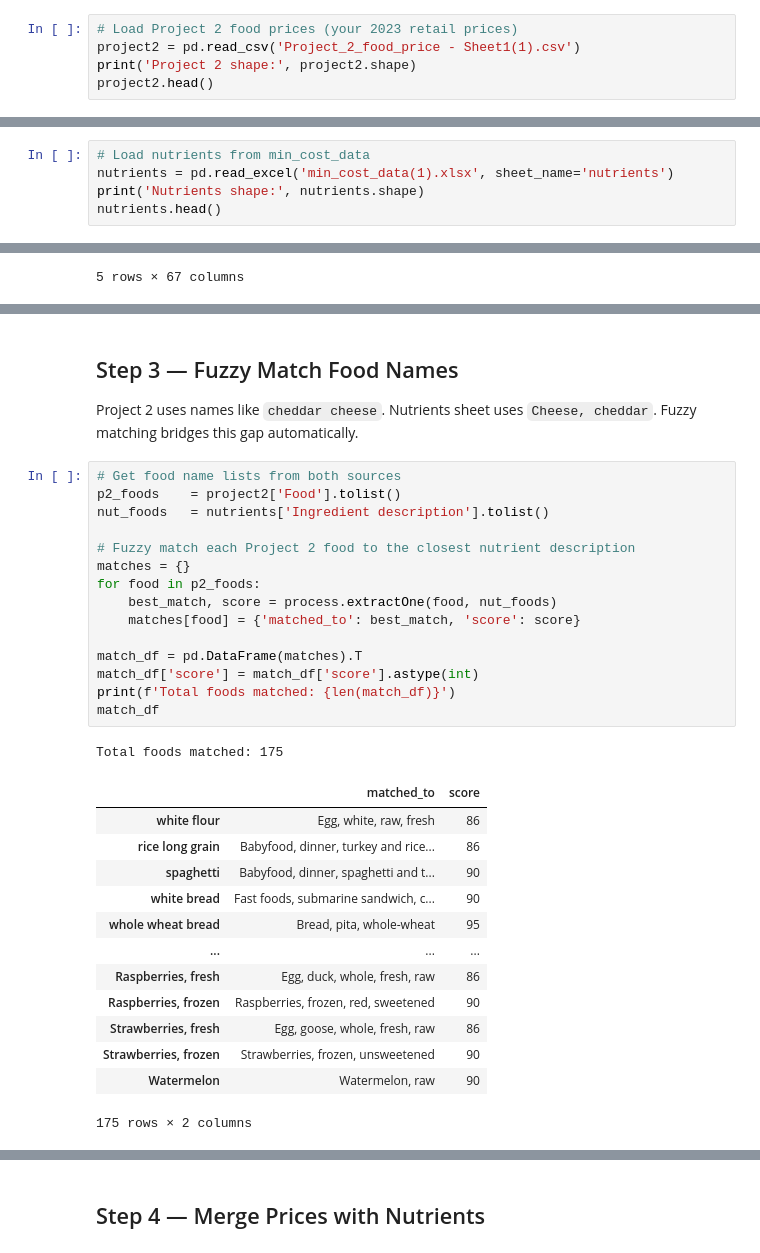
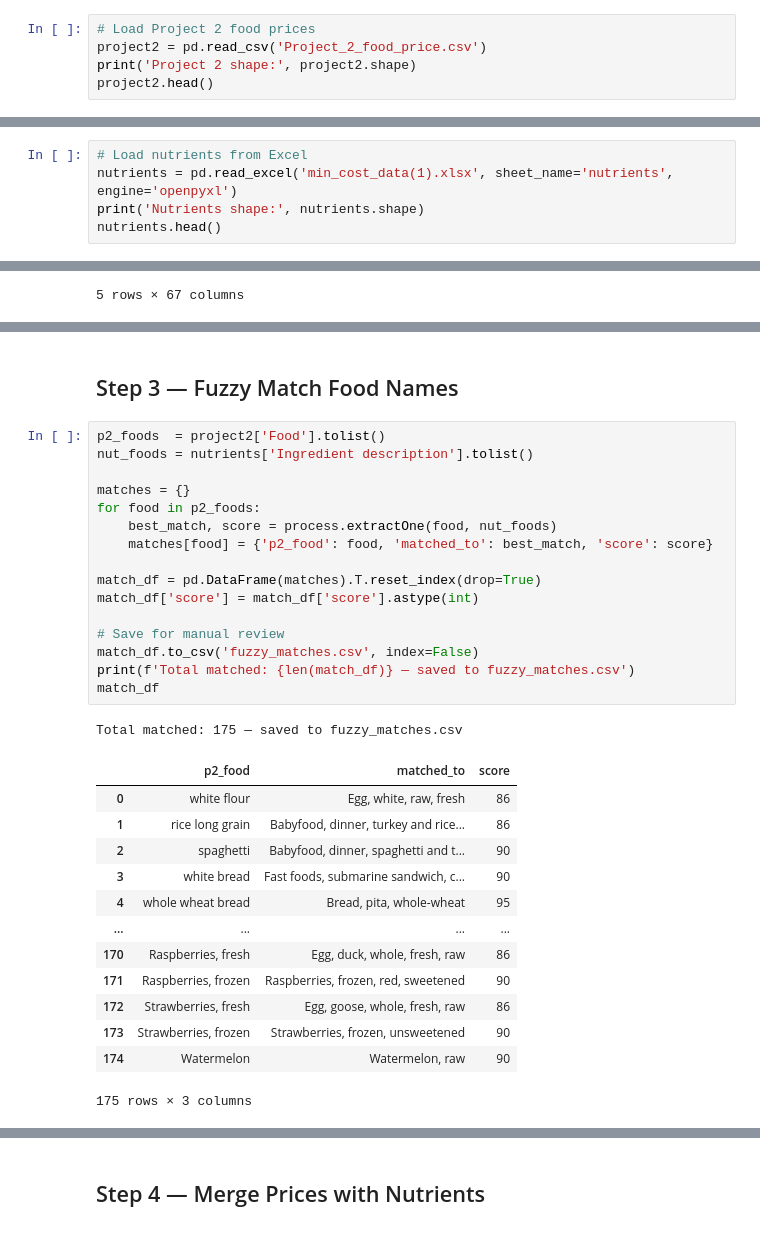
Before and after one commit to melon0420/Justus-von-Liebig, a Jupyter notebook: nutrient_mapping.ipynb, the cells around one changed output, grey strips where cells are left out. Saved outputs shown, nothing was run; the diff lists cells and outputs as text.

```diff
--- a/diabetes_diet_optimization.ipynb
+++ b/nutrient_mapping.ipynb
@@ -18,6 +16,6 @@ warnings.filterwarnings('ignore')
 # %%
-# Load Project 2 food prices (your 2023 retail prices)
-project2 = pd.read_csv('Project_2_food_price - Sheet1(1).csv')
+# Load Project 2 food prices
+project2 = pd.read_csv('Project_2_food_price.csv')
 print('Project 2 shape:', project2.shape)
 project2.head()
 # %% [output]
@@ -29,8 +27,8 @@ Project 2 shape: (176, 6)
 | 3 | white bread | 1.0 | pound | 1.888 | 2023 | NaN |
 | 4 | whole wheat bread | 1.0 | pound | 2.451 | 2023 | NaN |
 # %%
-# Load nutrients from min_cost_data
-nutrients = pd.read_excel('min_cost_data(1).xlsx', sheet_name='nutrients')
+# Load nutrients from Excel
+nutrients = pd.read_excel('min_cost_data(1).xlsx', sheet_name='nutrients', engine='openpyxl')
 print('Nutrients shape:', nutrients.shape)
 nutrients.head()
 # %% [output]
@@ -69,34 +43,34 @@ RDA shape: (30, 10)
-# %% [markdown]
-## Step 3 — Fuzzy Match Food Names
-Project 2 uses names like `cheddar cheese`. Nutrients sheet uses `Cheese, cheddar`. Fuzzy matching bridges this gap automatically.
+# %% [markdown]
+## Step 3 — Fuzzy Match Food Names
 # %%
-# Get food name lists from both sources
-p2_foods    = project2['Food'].tolist()
-nut_foods   = nutrients['Ingredient description'].tolist()
+p2_foods  = project2['Food'].tolist()
+nut_foods = nutrients['Ingredient description'].tolist()
 
-# Fuzzy match each Project 2 food to the closest nutrient description
 matches = {}
 for food in p2_foods:
     best_match, score = process.extractOne(food, nut_foods)
-    matches[food] = {'matched_to': best_match, 'score': score}
+    matches[food] = {'p2_food': food, 'matched_to': best_match, 'score': score}
 
-match_df = pd.DataFrame(matches).T
+match_df = pd.DataFrame(matches).T.reset_index(drop=True)
 match_df['score'] = match_df['score'].astype(int)
-print(f'Total foods matched: {len(match_df)}')
+
+# Save for manual review
+match_df.to_csv('fuzzy_matches.csv', index=False)
+print(f'Total matched: {len(match_df)} — saved to fuzzy_matches.csv')
 match_df
 # %% [output]
-Total foods matched: 175
+Total matched: 175 — saved to fuzzy_matches.csv
-|  | matched_to | score |
-| white flour | Egg, white, raw, fresh | 86 |
-| rice long grain | Babyfood, dinner, turkey and rice... | 86 |
-| spaghetti | Babyfood, dinner, spaghetti and t... | 90 |
-| white bread | Fast foods, submarine sandwich, c... | 90 |
-| whole wheat bread | Bread, pita, whole-wheat | 95 |
-| ... | ... | ... |
-| Raspberries, fresh | Egg, duck, whole, fresh, raw | 86 |
-| Raspberries, frozen | Raspberries, frozen, red, sweetened | 90 |
-| Strawberries, fresh | Egg, goose, whole, fresh, raw | 86 |
-| Strawberries, frozen | Strawberries, frozen, unsweetened | 90 |
-| Watermelon | Watermelon, raw | 90 |
+|  | p2_food | matched_to | score |
+| 0 | white flour | Egg, white, raw, fresh | 86 |
+| 1 | rice long grain | Babyfood, dinner, turkey and rice... | 86 |
+| 2 | spaghetti | Babyfood, dinner, spaghetti and t... | 90 |
+| 3 | white bread | Fast foods, submarine sandwich, c... | 90 |
+| 4 | whole wheat bread | Bread, pita, whole-wheat | 95 |
+| ... | ... | ... | ... |
+| 170 | Raspberries, fresh | Egg, duck, whole, fresh, raw | 86 |
+| 171 | Raspberries, frozen | Raspberries, frozen, red, sweetened | 90 |
+| 172 | Strawberries, fresh | Egg, goose, whole, fresh, raw | 86 |
+| 173 | Strawberries, frozen | Strawberries, frozen, unsweetened | 90 |
+| 174 | Watermelon | Watermelon, raw | 90 |
-175 rows × 2 columns
+175 rows × 3 columns
 # %%
```
Also changed, not shown: parts of 12 cells of this notebook, 4 other files.
